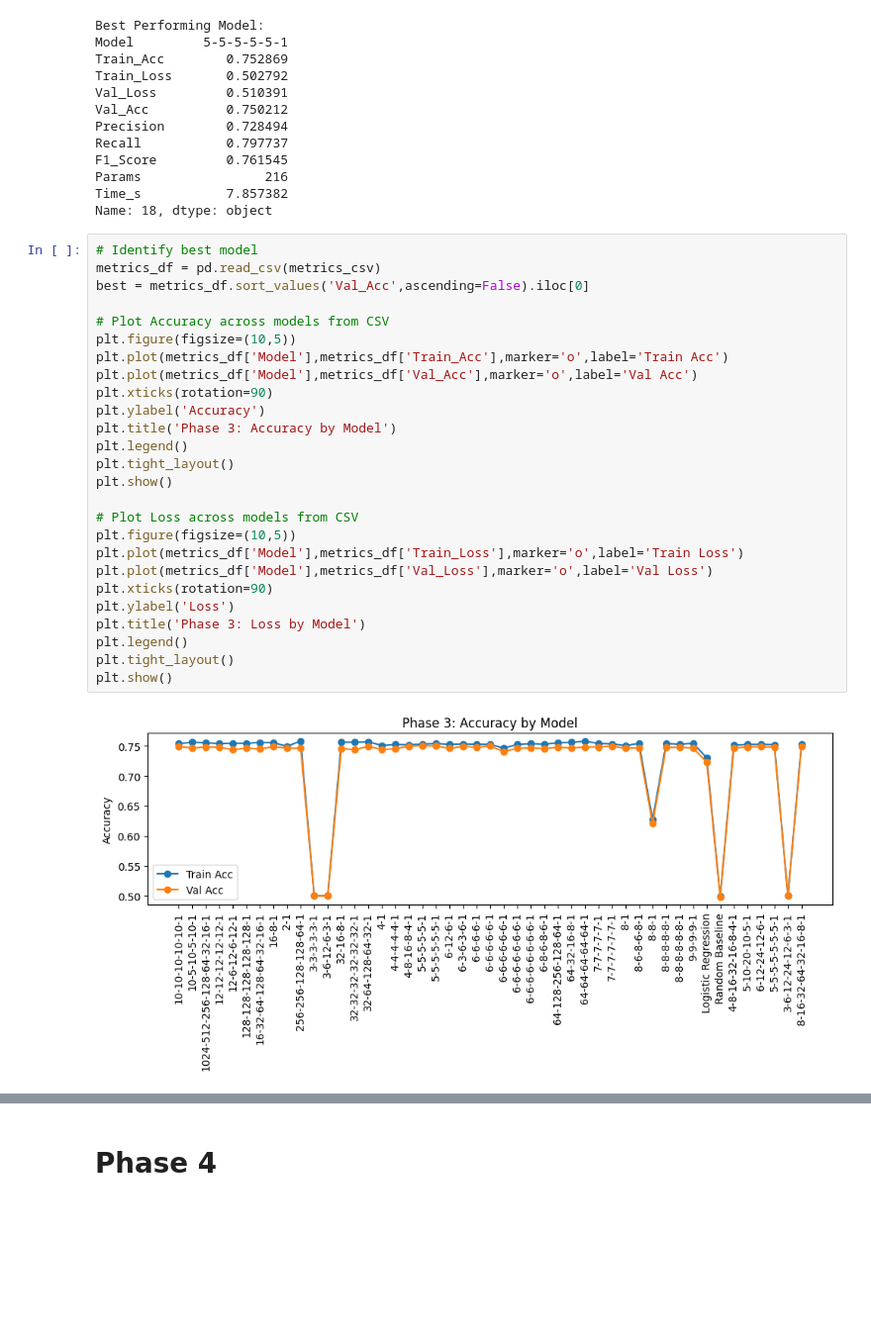
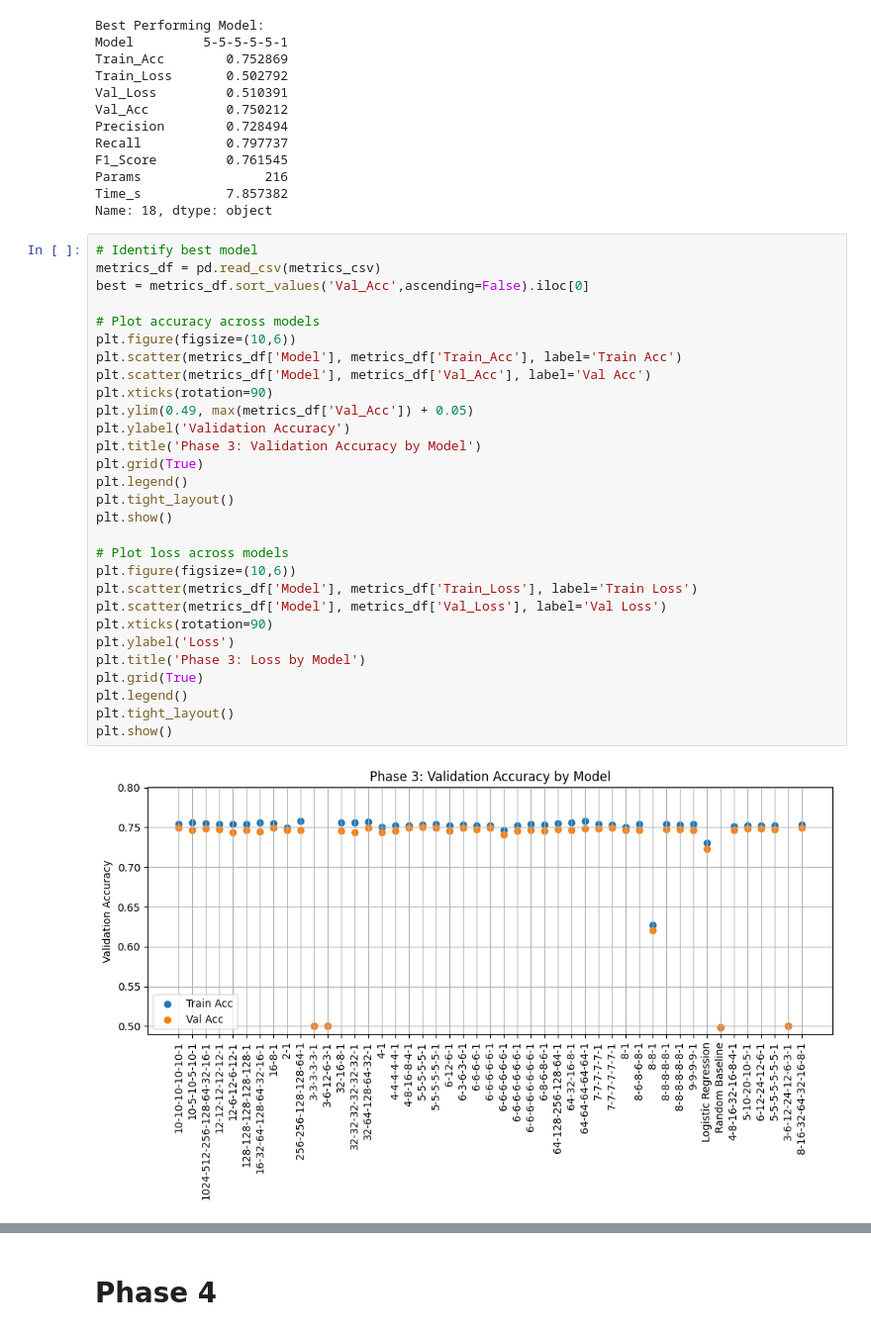
Before and after one commit to LucasChaney/CMPSCI4300, a Jupyter notebook: Final_Project/Final_Proj.ipynb, the cells around one changed output, grey strips where cells are left out. Shown at 99% size. Drawn from its saved outputs; the diff is of its cells as text; blank space fills up the shorter version.

Commit message:
Changed plots

```diff
--- a/Final_Project/Final_Proj.ipynb
+++ b/Final_Project/Final_Proj.ipynb
@@ -519,28 +511,31 @@ Name: 18, dtype: object
 # %%
 # Identify best model
 metrics_df = pd.read_csv(metrics_csv)
 best = metrics_df.sort_values('Val_Acc',ascending=False).iloc[0]
 
-# Plot Accuracy across models from CSV
-plt.figure(figsize=(10,5))
-plt.plot(metrics_df['Model'],metrics_df['Train_Acc'],marker='o',label='Train Acc')
-plt.plot(metrics_df['Model'],metrics_df['Val_Acc'],marker='o',label='Val Acc')
+# Plot accuracy across models
+plt.figure(figsize=(10,6))
+plt.scatter(metrics_df['Model'], metrics_df['Train_Acc'], label='Train Acc')
+plt.scatter(metrics_df['Model'], metrics_df['Val_Acc'], label='Val Acc')
 plt.xticks(rotation=90)
-plt.ylabel('Accuracy')
-plt.title('Phase 3: Accuracy by Model')
+plt.ylim(0.49, max(metrics_df['Val_Acc']) + 0.05)
+plt.ylabel('Validation Accuracy')
+plt.title('Phase 3: Validation Accuracy by Model')
+plt.grid(True)
 plt.legend()
 plt.tight_layout()
 plt.show()
 
-# Plot Loss across models from CSV
-plt.figure(figsize=(10,5))
-plt.plot(metrics_df['Model'],metrics_df['Train_Loss'],marker='o',label='Train Loss')
-plt.plot(metrics_df['Model'],metrics_df['Val_Loss'],marker='o',label='Val Loss')
+# Plot loss across models
+plt.figure(figsize=(10,6))
+plt.scatter(metrics_df['Model'], metrics_df['Train_Loss'], label='Train Loss')
+plt.scatter(metrics_df['Model'], metrics_df['Val_Loss'], label='Val Loss')
 plt.xticks(rotation=90)
 plt.ylabel('Loss')
 plt.title('Phase 3: Loss by Model')
+plt.grid(True)
 plt.legend()
 plt.tight_layout()
 plt.show()
 # %% [output]
-[figure, old version]
+[figure, new version]
```
Also changed, not shown: parts of 8 cells of this notebook.
